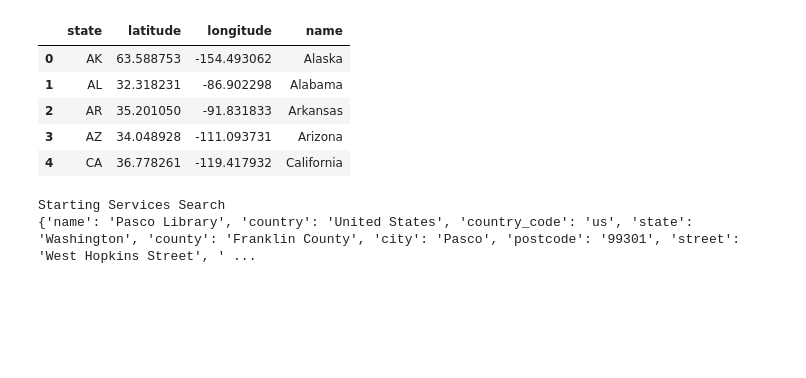
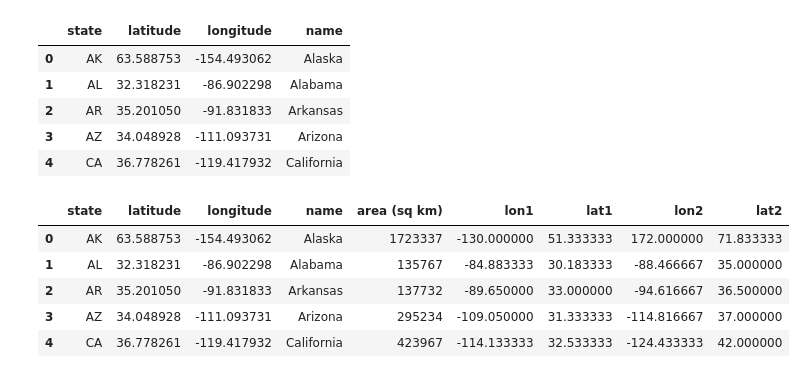
Before and after one commit to dumidunipg/project-1, a Jupyter notebook: services.ipynb, the cells around one changed output. Saved outputs shown, nothing was run; the diff lists cells and outputs as text; code cells hidden in the pictures; blank space fills up the shorter version.

Commit message:
Updated services notebook

```diff
--- a/services.ipynb
+++ b/services.ipynb
@@ -12,8 +12,8 @@ from geoapify_key import api_key
 # %%
 # Read states.csv and create it as a Dataframe
-states = pd.read_csv('states.csv')
-states_df = pd.DataFrame(states)
-states_df.head()
+states_loc = pd.read_csv('states.csv')
+states_loc_df = pd.DataFrame(states_loc)
+states_loc_df.head()
 # %% [output]
 |  | state | latitude | longitude | name |
 | 0 | AK | 63.588753 | -154.493062 | Alaska |
@@ -21,26 +21,22 @@ states_df.head()
 | 2 | AR | 35.201050 | -91.831833 | Arkansas |
 | 3 | AZ | 34.048928 | -111.093731 | Arizona |
 | 4 | CA | 36.778261 | -119.417932 | California |
-# %%
-places_url = 'https://api.geoapify.com/v2/places?'
-categories_interested = ["education", "childcare", "healthcare", "office", "service.estate_agent"]
-longitude = -119.417931
-latitude = 36.778259
-# Resulting circle encompasses the average state area (formed as a square for simplicity)
-radius = 627163
-for category in categories_interested:
-    params = {
-        "categories": category,
-        "apiKey": api_key,
-        "limit": 20,
-        "filter": f"circle:{longitude},{latitude},{radius}"
-    # , childcare, healthcare, office, service.estate_agent
-    }
-
-    print("Starting Services Search")
-    response_json = requests.get(places_url, params=params).json()
-    # states_df['Start Date'] = response_json['features'][0][]
-    print(response_json['features'][0]['properties'])
-# %% [output]
-Starting Services Search
-{'name': 'Pasco Library', 'country': 'United States', 'country_code': 'us', 'state': 'Washington', 'county': 'Franklin County', 'city': 'Pasco', 'postcode': '99301', 'street': 'West Hopkins Street', ' ...
+# %%
+# Read states_area.csv and merge with states.csv
+states_area = pd.read_csv('states_area.csv')
+states_area_df = pd.DataFrame(states_area)
+
+# Format Dataframe for same column name and area values to int
+states_area_df.rename(columns={"state": "name",
+                               "Total Area (sq km)": "area (sq km)"},
+                               inplace=True)
+states_area_df['area (sq km)'] = [int(area.replace(",", "")) for area in states_area_df['area (sq km)']]
+states_df = pd.merge(states_loc_df,states_area_df, on='name')
+states_df.head()
+# %% [output]
+|  | state | latitude | longitude | name | area (sq km) | lon1 | lat1 | lon2 | lat2 |
+| 0 | AK | 63.588753 | -154.493062 | Alaska | 1723337 | -130.000000 | 51.333333 | 172.000000 | 71.833333 |
+| 1 | AL | 32.318231 | -86.902298 | Alabama | 135767 | -84.883333 | 30.183333 | -88.466667 | 35.000000 |
+| 2 | AR | 35.201050 | -91.831833 | Arkansas | 137732 | -89.650000 | 33.000000 | -94.616667 | 36.500000 |
+| 3 | AZ | 34.048928 | -111.093731 | Arizona | 295234 | -109.050000 | 31.333333 | -114.816667 | 37.000000 |
+| 4 | CA | 36.778261 | -119.417932 | California | 423967 | -114.133333 | 32.533333 | -124.433333 | 42.000000 |
```
Also changed, not shown: parts of 5 cells of this notebook.
